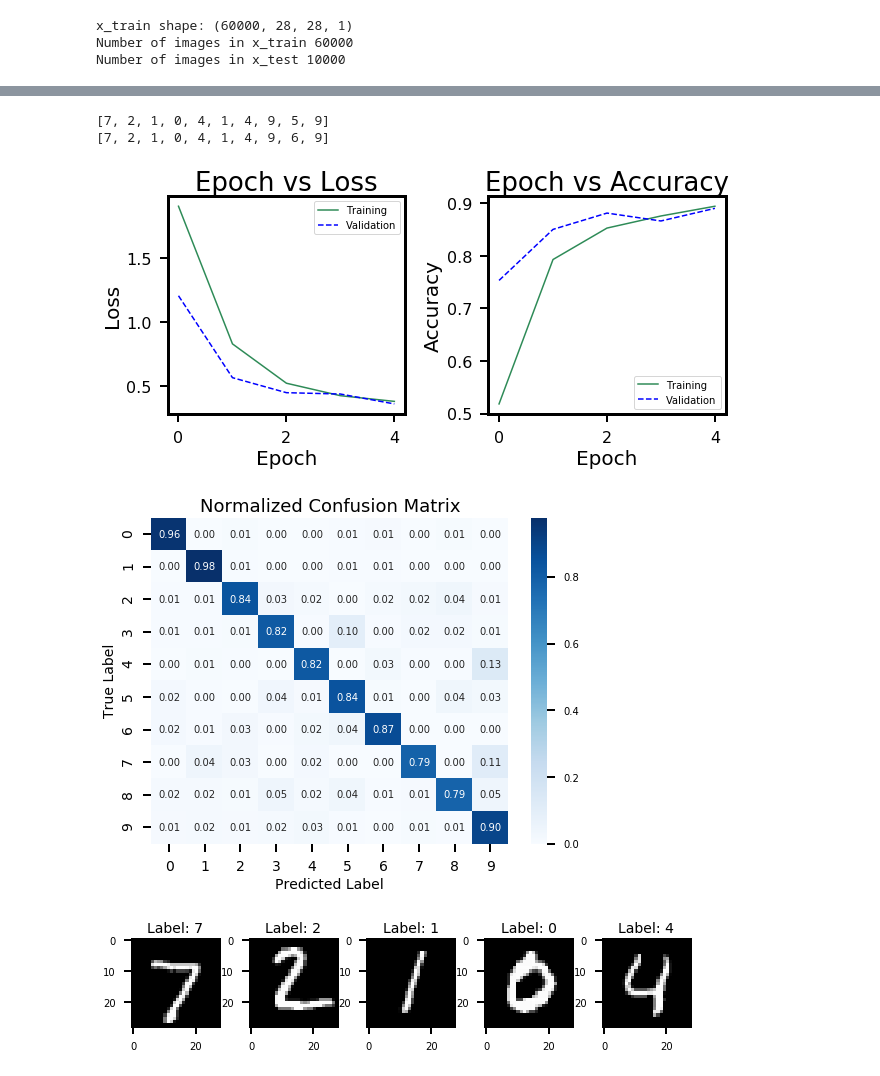
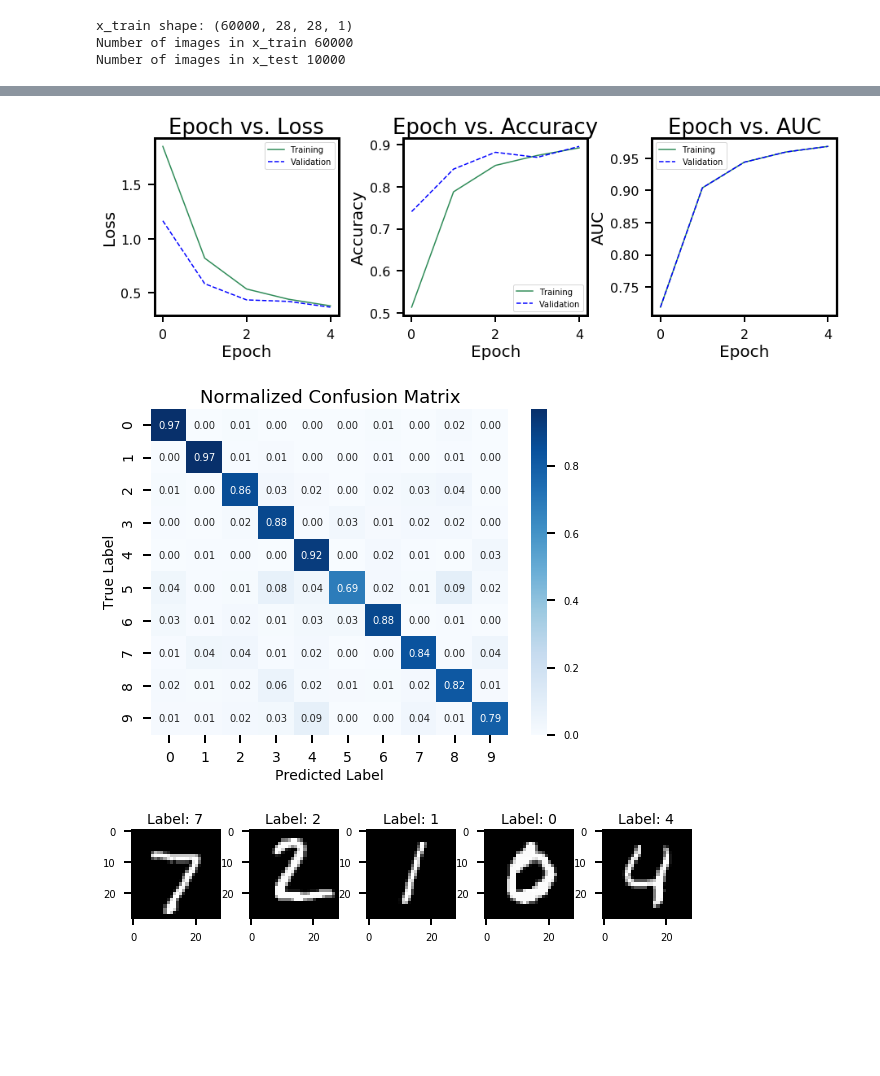
Before and after one commit to deepskies/DeepUtilities, a Jupyter notebook: Example_diagnostics.ipynb, the cells around one changed output, grey strips where cells are left out. Cells and saved outputs as stored; diff of their text form; code cells hidden in the pictures; blank space fills up the shorter version.

Commit message:
Added more plots and fixed various bugs in class

```diff
--- a/Example_diagnostics.ipynb
+++ b/Example_diagnostics.ipynb
@@ -169,27 +133,20 @@ def convert_to_index(array_categorical):
     import numpy as np
     array_index = [np.argmax(array_temp) for array_temp in array_categorical]
     return array_index
-# %%
-y_test = convert_to_index(y_test[:5000])
-y_pred_test = convert_to_index(y_pred_test)
-
-print(y_test[:10])
-print(y_pred_test[:10])
-# %% [output]
-[7, 2, 1, 0, 4, 1, 4, 9, 5, 9]
-[7, 2, 1, 0, 4, 1, 4, 9, 6, 9]
 # %%
-plots = Diagnostics(y_test, y_pred_test, [acc_epoch, acc_epoch_val], [loss_epoch, loss_epoch_val],
+plots = Diagnostics(y_test[:5000], y_pred_test, [acc_epoch, acc_epoch_val], [loss_epoch, loss_epoch_val],
             [auc_epoch, auc_epoch_val], 0, 0, 0)
 # %%
-plots.plot_metrics_per_epoch(figsize = (10, 4), name_plot=[0, 1])
+plots.plot_metrics_per_epoch(figsize = (15, 4), name_plot=[0, 1, 2])
 # %% [output]
-[figure, old version]
+[figure, new version]
 # %%
 plots.plot_cm(figsize=(8, 6))
 # %% [output]
-[figure, old version]
+[figure, new version]
 # %%
+import numpy as np
+y_pred_test = [np.argmax(array_temp) for array_temp in y_pred_test]
 plots.plot_sample_img(x_test[:5], y_pred_test[:5], figsize=(10, 5), filename="Image_Sample.png", show=True)
 # %% [output]
-[figure, old version]
+[figure, new version]
```
Also changed, not shown: parts of 10 cells of this notebook, 1 other file.
